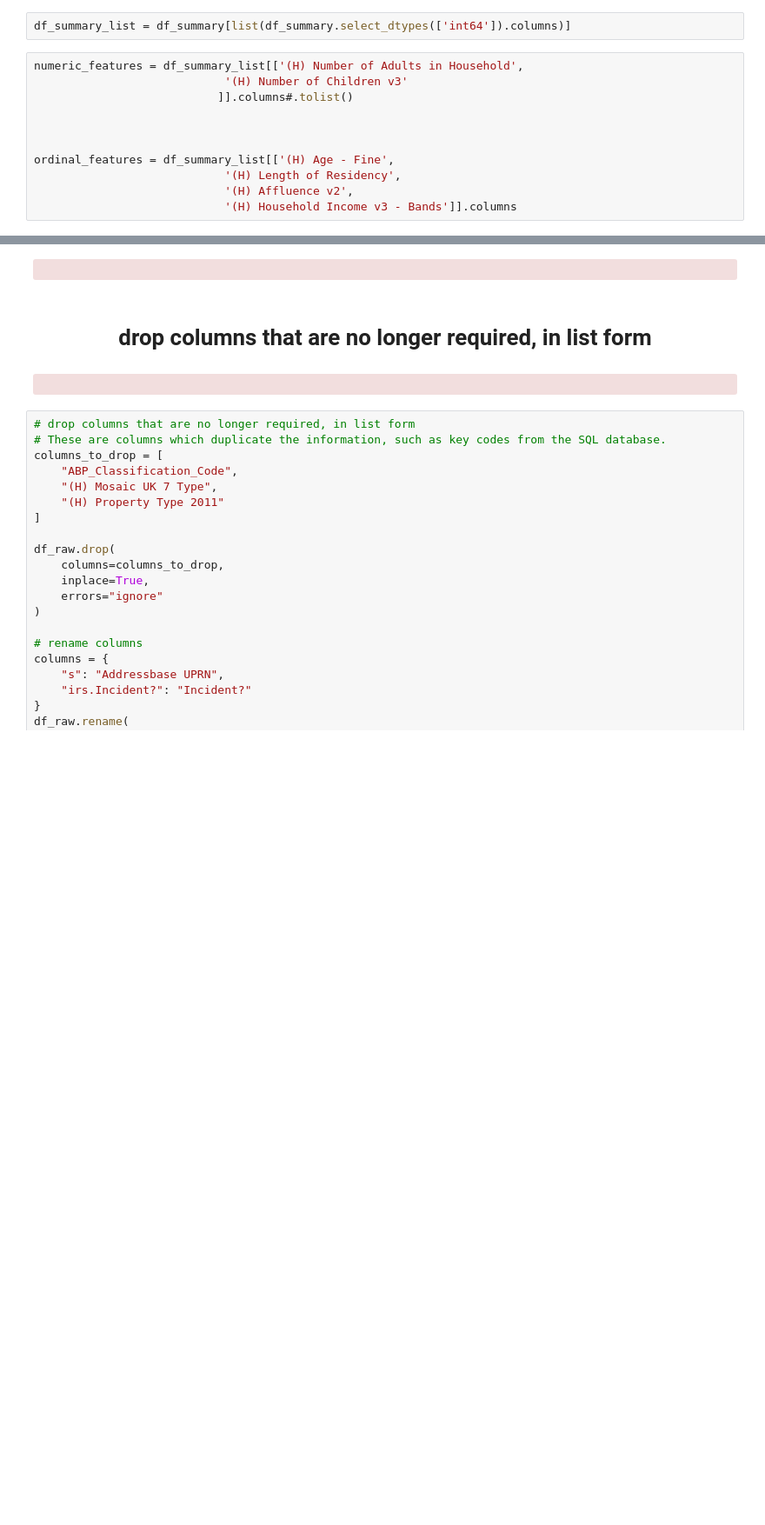
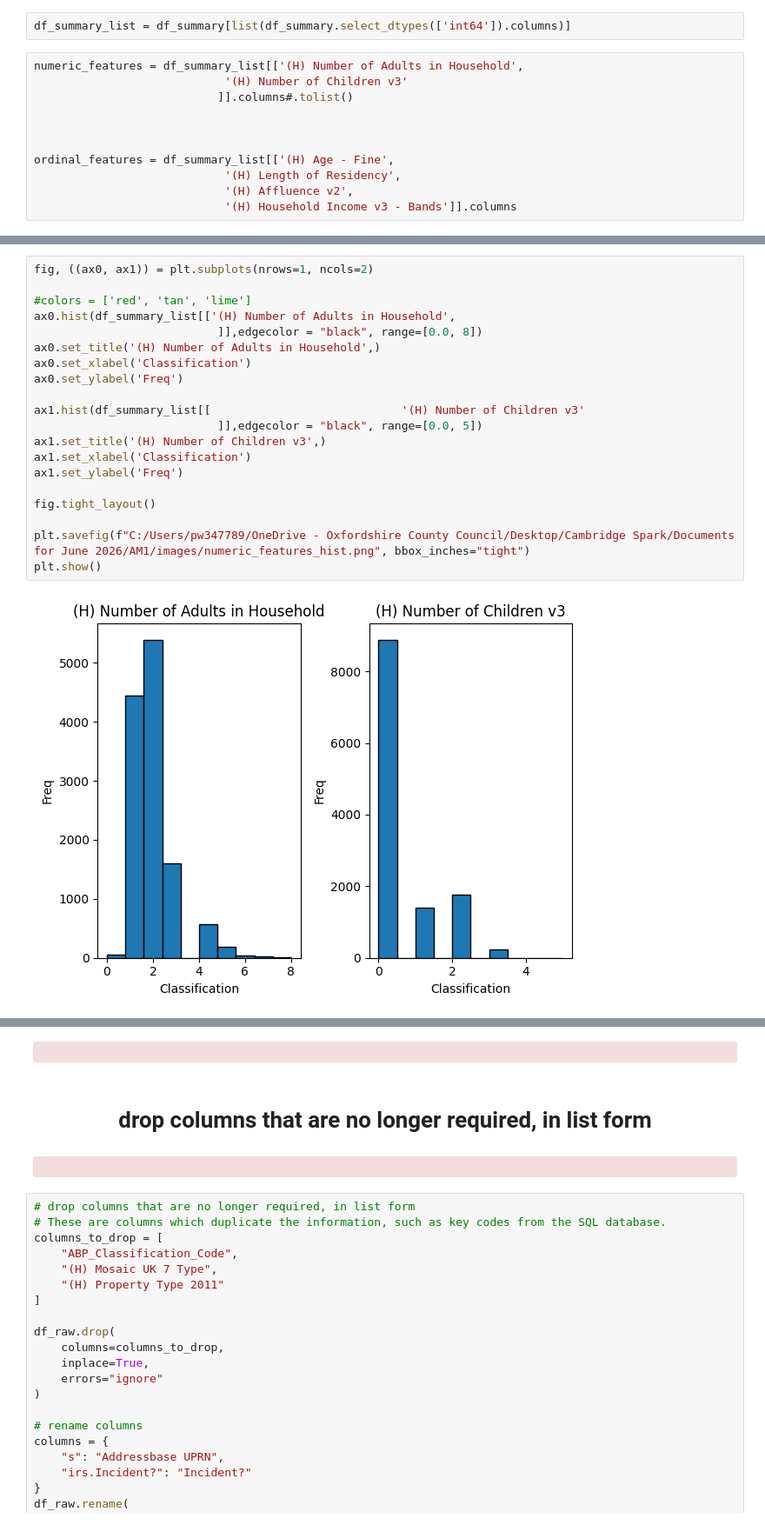
Before and after one commit to admason/C_Spark_Project, a Jupyter notebook: PEP8_OFRS_Home_Safety_ML_model.ipynb, the cells around one changed output, grey strips where cells are left out. Shown at 87% size. Drawn from its saved outputs; the diff is of its cells as text; blank space fills up the shorter version.

```diff
--- a/PEP8_OFRS_Home_Safety_ML_model.ipynb
+++ b/PEP8_OFRS_Home_Safety_ML_model.ipynb
@@ -335,0 +430,22 @@ ax_2 = df_summary[ordinal_features].plot.box(vert=False)
+# %%
+fig, ((ax0, ax1)) = plt.subplots(nrows=1, ncols=2)
+
+#colors = ['red', 'tan', 'lime']
+ax0.hist(df_summary_list[['(H) Number of Adults in Household',
+                           ]],edgecolor = "black", range=[0.0, 8])
+ax0.set_title('(H) Number of Adults in Household',)
+ax0.set_xlabel('Classification')
+ax0.set_ylabel('Freq')
+
+ax1.hist(df_summary_list[[                            '(H) Number of Children v3'
+                           ]],edgecolor = "black", range=[0.0, 5])
+ax1.set_title('(H) Number of Children v3',)
+ax1.set_xlabel('Classification')
+ax1.set_ylabel('Freq')
+
+fig.tight_layout()
+
+plt.savefig(f"C:/Users/pw347789/OneDrive - Oxfordshire County Council/Desktop/Cambridge Spark/Documents for June 2026/AM1/images/numeric_features_hist.png", bbox_inches="tight")
+plt.show()
+# %% [output]
+[figure, added]
```
Also changed, not shown: parts of 133 cells of this notebook.
